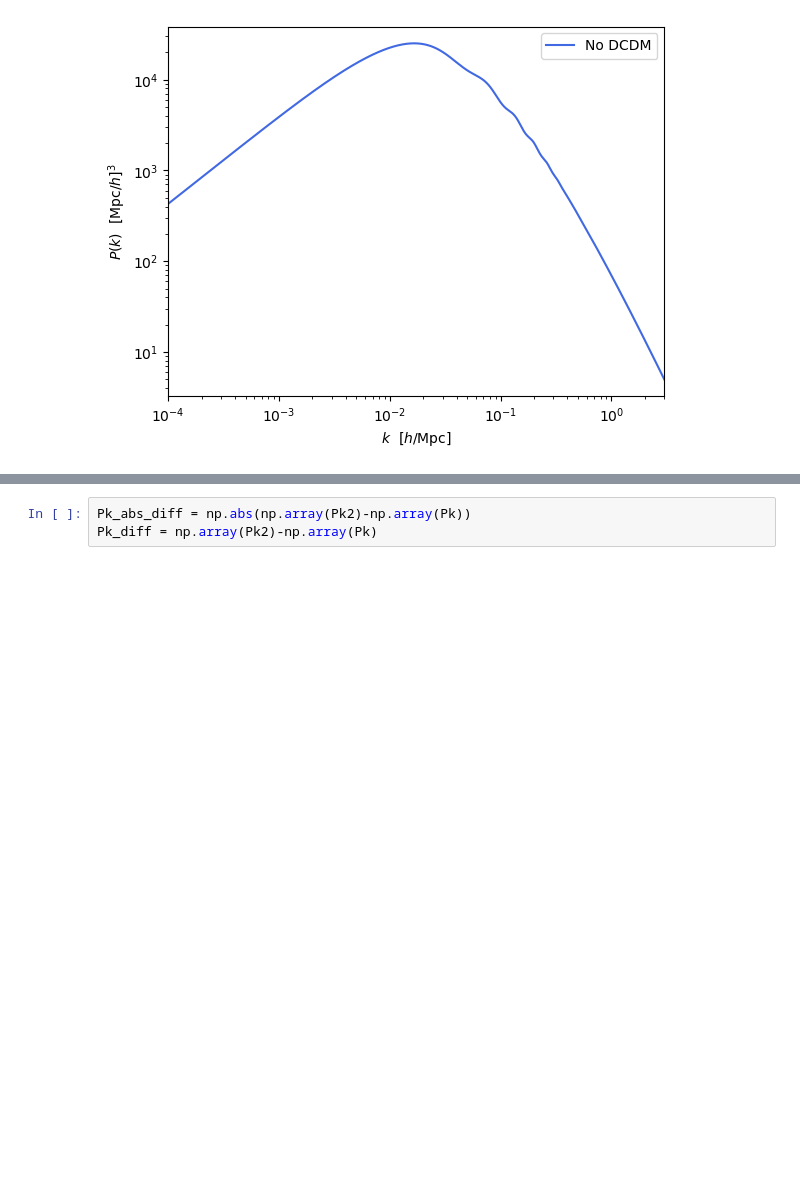
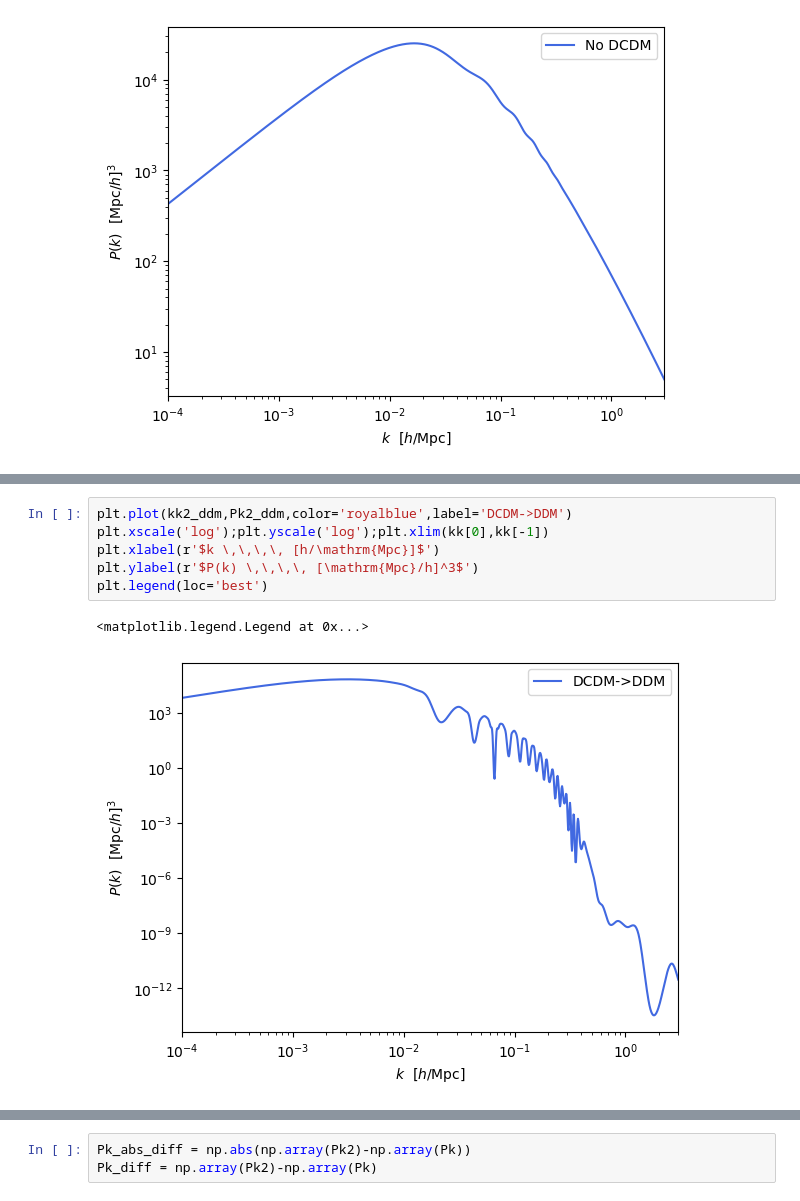
Before and after one commit to Segalikeme/CLASS_DMcGill, a Jupyter notebook: notebooks/testing copy.ipynb, the cells around one changed output, grey strips where cells are left out. Drawn from its saved outputs; the diff is of its cells as text; blank space fills up the shorter version.

```diff
--- a/notebooks/testing copy.ipynb
+++ b/notebooks/testing copy.ipynb
@@ -84 +109,10 @@ plt.legend(loc='best')
+# %%
+plt.plot(kk2_ddm,Pk2_ddm,color='royalblue',label='DCDM->DDM')
+plt.xscale('log');plt.yscale('log');plt.xlim(kk[0],kk[-1])
+plt.xlabel(r'$k \,\,\,\, [h/\mathrm{Mpc}]$')
+plt.ylabel(r'$P(k) \,\,\,\, [\mathrm{Mpc}/h]^3$')
+plt.legend(loc='best')
+# %% [output]
+<matplotlib.legend.Legend at 0x...>
+[figure, added]
 # %%
```
Also changed, not shown: parts of 24 cells of this notebook, 34 other files.
